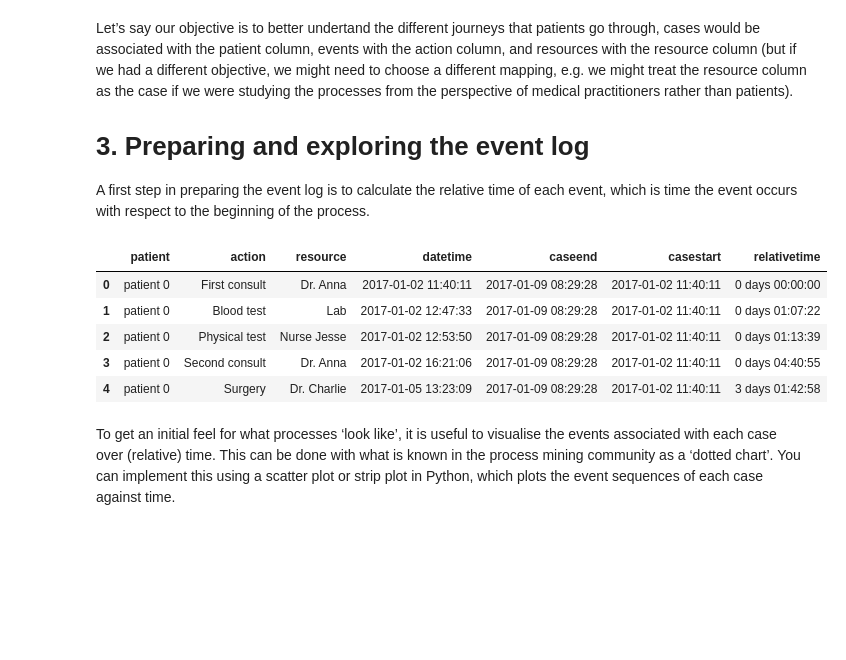
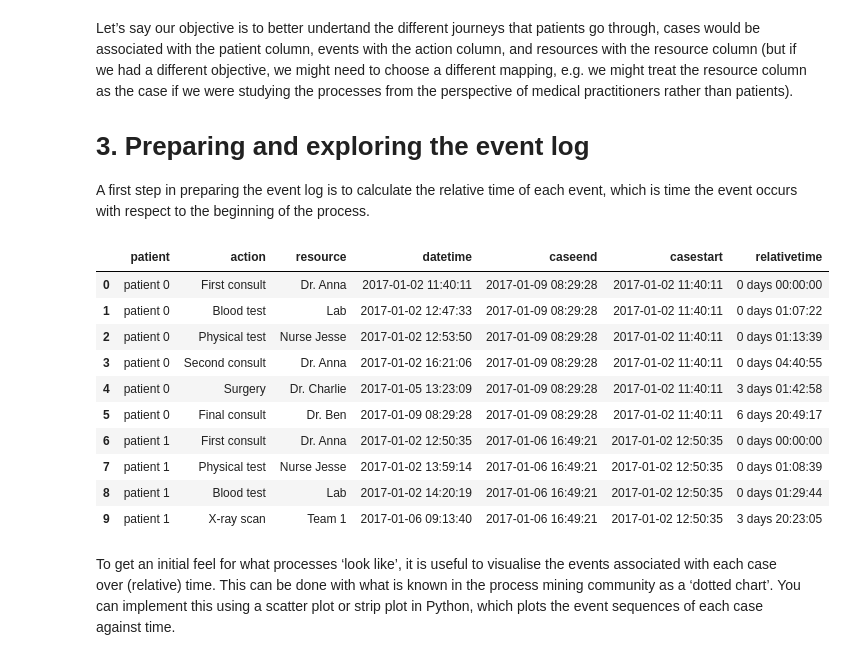
Before and after one commit to janinerottmann/ITM22, a Jupyter notebook: Übung3.ipynb, the cells around one changed output. Cells and saved outputs as stored; diff of their text form; code cells hidden in the pictures; blank space fills up the shorter version.

```diff
--- a/Übung3.ipynb
+++ b/Übung3.ipynb
@@ -69,18 +69,23 @@ A first step in preparing the event log is to calculate the relative time of eac
 # %%
 ## Get the case start times to get the time deltas for the 'age' of each activity with respect to start
 case_starts_ends = events.pivot_table(index='patient', aggfunc={'datetime': ['min', 'max']})
 case_starts_ends = case_starts_ends.reset_index()
 case_starts_ends.columns = ['patient', 'caseend', 'casestart']
 events = events.merge(case_starts_ends, on='patient')
 events['relativetime'] = events['datetime'] - events['casestart']
-events.head()
+events.head(10)
 # %% [output]
 |  | patient | action | resource | datetime | caseend | casestart | relativetime |
 | 0 | patient 0 | First consult | Dr. Anna | 2017-01-02 11:40:11 | 2017-01-09 08:29:28 | 2017-01-02 11:40:11 | 0 days 00:00:00 |
 | 1 | patient 0 | Blood test | Lab | 2017-01-02 12:47:33 | 2017-01-09 08:29:28 | 2017-01-02 11:40:11 | 0 days 01:07:22 |
 | 2 | patient 0 | Physical test | Nurse Jesse | 2017-01-02 12:53:50 | 2017-01-09 08:29:28 | 2017-01-02 11:40:11 | 0 days 01:13:39 |
 | 3 | patient 0 | Second consult | Dr. Anna | 2017-01-02 16:21:06 | 2017-01-09 08:29:28 | 2017-01-02 11:40:11 | 0 days 04:40:55 |
 | 4 | patient 0 | Surgery | Dr. Charlie | 2017-01-05 13:23:09 | 2017-01-09 08:29:28 | 2017-01-02 11:40:11 | 3 days 01:42:58 |
+| 5 | patient 0 | Final consult | Dr. Ben | 2017-01-09 08:29:28 | 2017-01-09 08:29:28 | 2017-01-02 11:40:11 | 6 days 20:49:17 |
+| 6 | patient 1 | First consult | Dr. Anna | 2017-01-02 12:50:35 | 2017-01-06 16:49:21 | 2017-01-02 12:50:35 | 0 days 00:00:00 |
+| 7 | patient 1 | Physical test | Nurse Jesse | 2017-01-02 13:59:14 | 2017-01-06 16:49:21 | 2017-01-02 12:50:35 | 0 days 01:08:39 |
+| 8 | patient 1 | Blood test | Lab | 2017-01-02 14:20:19 | 2017-01-06 16:49:21 | 2017-01-02 12:50:35 | 0 days 01:29:44 |
+| 9 | patient 1 | X-ray scan | Team 1 | 2017-01-06 09:13:40 | 2017-01-06 16:49:21 | 2017-01-02 12:50:35 | 3 days 20:23:05 |
 # %% [markdown]
 To get an initial feel for what processes ‘look like’, it is useful to visualise the events associated with each case over (relative) time. This can be done with what is known in the process mining community as a ‘dotted chart’. You can implement this using a scatter plot or strip plot in Python, which plots the event sequences of each case against time.
 # %%
```
Also changed, not shown: parts of 5 cells of this notebook.
